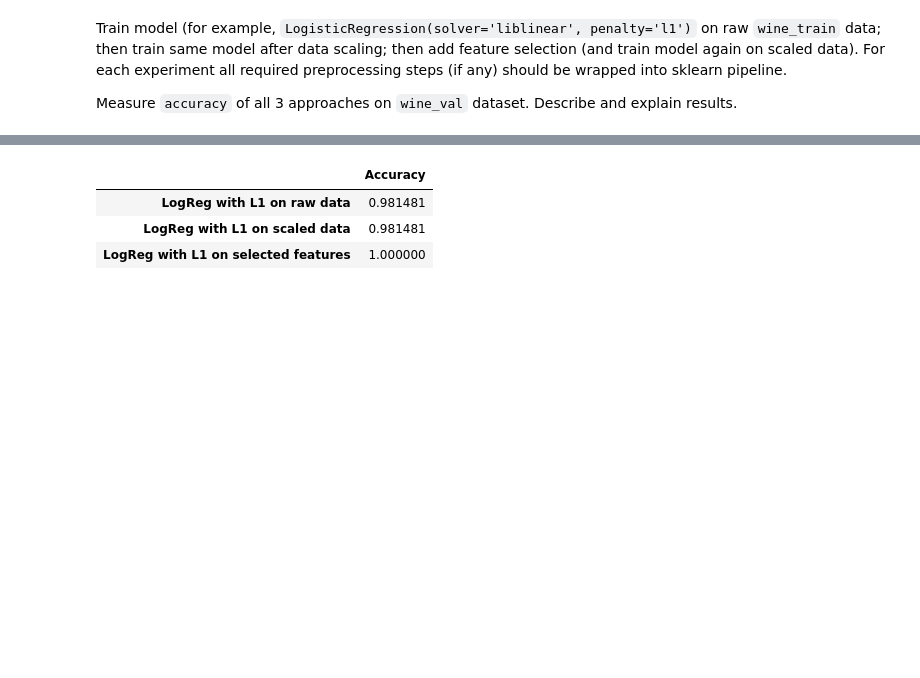
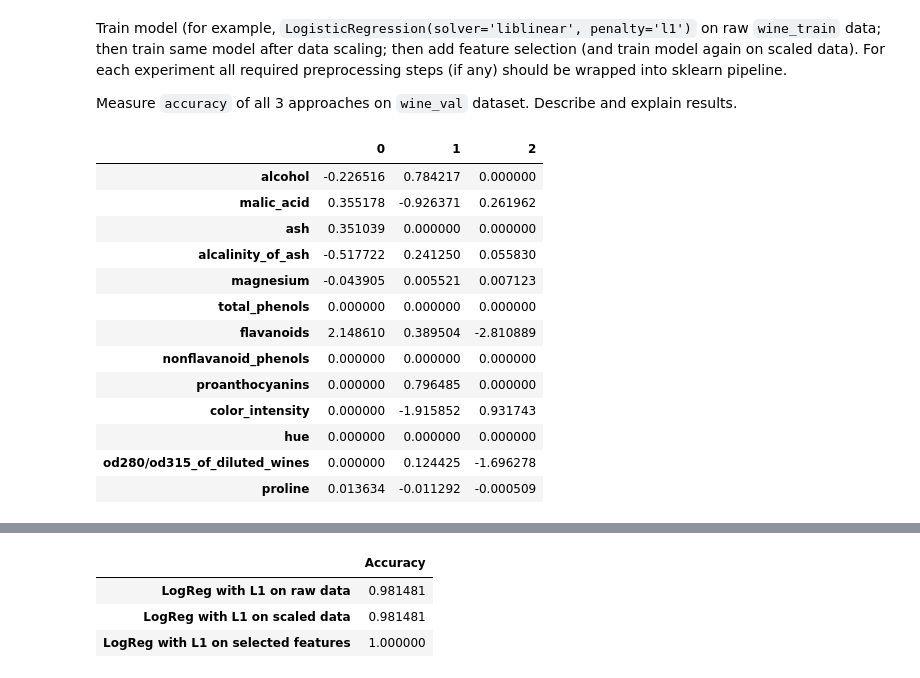
Before and after one commit to Bayramova/rs_school_assignments, a Jupyter notebook: feature_engineering.ipynb, the cells around one changed output, grey strips where cells are left out. Cells and saved outputs as stored; diff of their text form; code cells hidden in the pictures; blank space fills up the shorter version.

```diff
--- a/feature_engineering.ipynb
+++ b/feature_engineering.ipynb
@@ -229,9 +229,28 @@ def make_model(scale=False, select_features=False):
 # %%
 # raw data
 logreg = make_model()
 logreg.fit(wine_train, wine_labels_train)
+display(pd.DataFrame(
+    logreg.named_steps['logreg'].coef_.T,
+    index = wine_data.columns
+))
 y_pred = logreg.predict(wine_val)
 lr_unscaled_acc = accuracy_score(y_true=wine_labels_val, y_pred=y_pred)
+# %% [output]
+|  | 0 | 1 | 2 |
+| alcohol | -0.226516 | 0.784217 | 0.000000 |
+| malic_acid | 0.355178 | -0.926371 | 0.261962 |
+| ash | 0.351039 | 0.000000 | 0.000000 |
+| alcalinity_of_ash | -0.517722 | 0.241250 | 0.055830 |
+| magnesium | -0.043905 | 0.005521 | 0.007123 |
+| total_phenols | 0.000000 | 0.000000 | 0.000000 |
+| flavanoids | 2.148610 | 0.389504 | -2.810889 |
+| nonflavanoid_phenols | 0.000000 | 0.000000 | 0.000000 |
+| proanthocyanins | 0.000000 | 0.796485 | 0.000000 |
+| color_intensity | 0.000000 | -1.915852 | 0.931743 |
+| hue | 0.000000 | 0.000000 | 0.000000 |
+| od280/od315_of_diluted_wines | 0.000000 | 0.124425 | -1.696278 |
+| proline | 0.013634 | -0.011292 | -0.000509 |
 # %%
 # scaled data
 logreg = make_model(scale=True)
```
Also changed, not shown: parts of 16 cells of this notebook.
